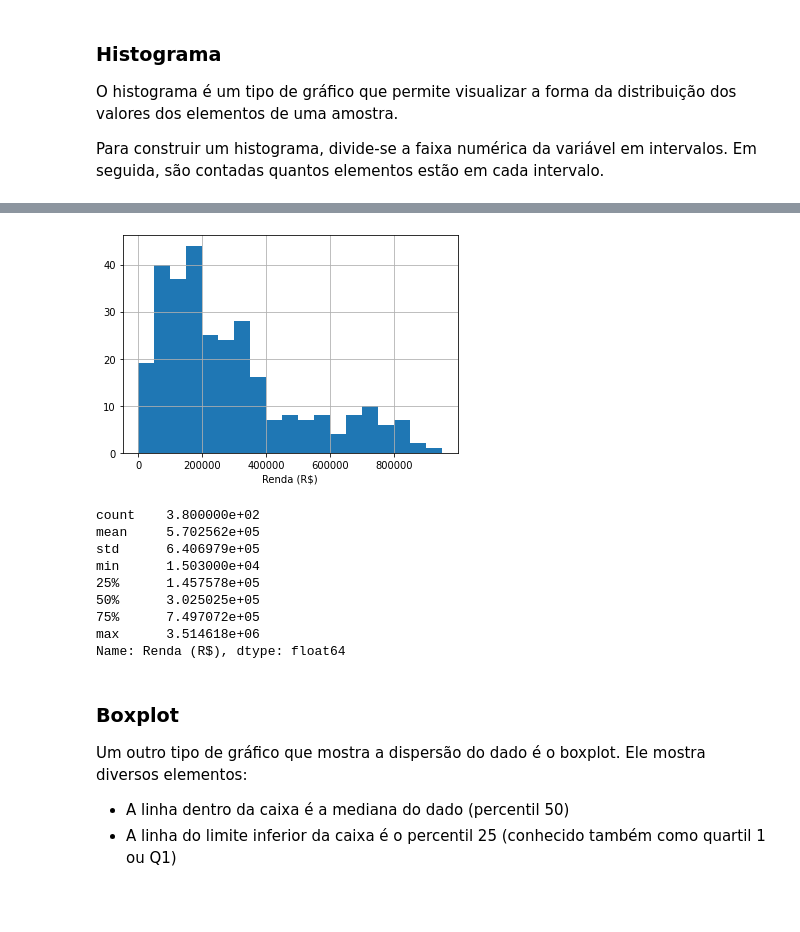
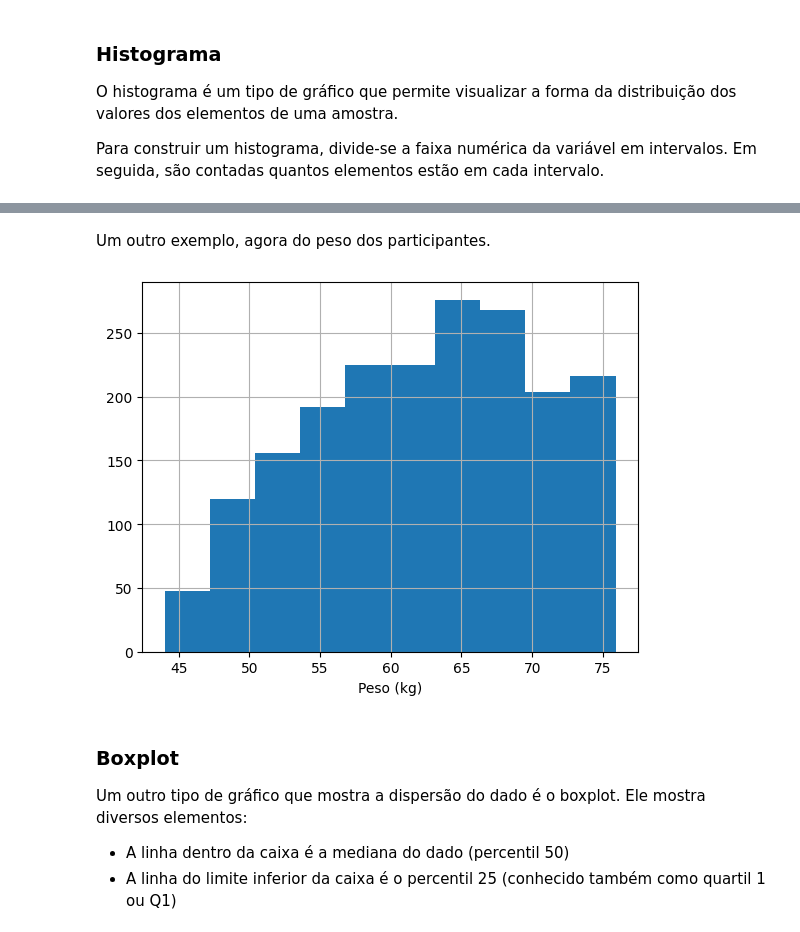
Before and after one commit to BMClab/BasesComputacionais, a Jupyter notebook: aula8/Estatistica.ipynb, the cells around one changed output, grey strips where cells are left out. Cells and saved outputs as stored; diff of their text form; code cells hidden in the pictures; blank space fills up the shorter version.

```diff
--- a/aula8/Estatistica.ipynb
+++ b/aula8/Estatistica.ipynb
@@ -402,4 +414,4 @@ Para calcular a variância da arrecadação em jogos do Campeonato Brasileiro de
 # %%
-tabela = pd.read_csv('../dados/tabelaBrasileirao2018.csv')
-tabela['Renda (R$)'].var()
+tabela = pd.read_csv('https://raw.githubusercontent.com/BMClab/BasesComputacionais/master/dados/BDSinfo.csv', sep='\t')
+tabela
 # %% [output]
@@ -491,22 +537,12 @@ plt.show()
+# %% [markdown]
+Um outro exemplo, agora do peso dos participantes.
 # %%
 plt.figure()
-tabela['Renda (R$)'].hist(bins=np.arange(0, 1e6, .05e6))
-plt.xlabel('Renda (R$)')
+tabela['Weight'].hist()
+plt.xlabel('Peso (kg)')
 plt.show()
 # %% [output]
-[figure, old version]
+[figure, new version]
-# %%
-tabela['Renda (R$)'].describe()
-# %% [output]
-count    3.800000e+02
-mean     5.702562e+05
-std      6.406979e+05
-min      1.503000e+04
-25%      1.457578e+05
-50%      3.025025e+05
-75%      7.497072e+05
-max      3.514618e+06
-Name: Renda (R$), dtype: float64
 # %% [markdown]
 ### Boxplot
 
```
Also changed, not shown: parts of 61 cells of this notebook.
